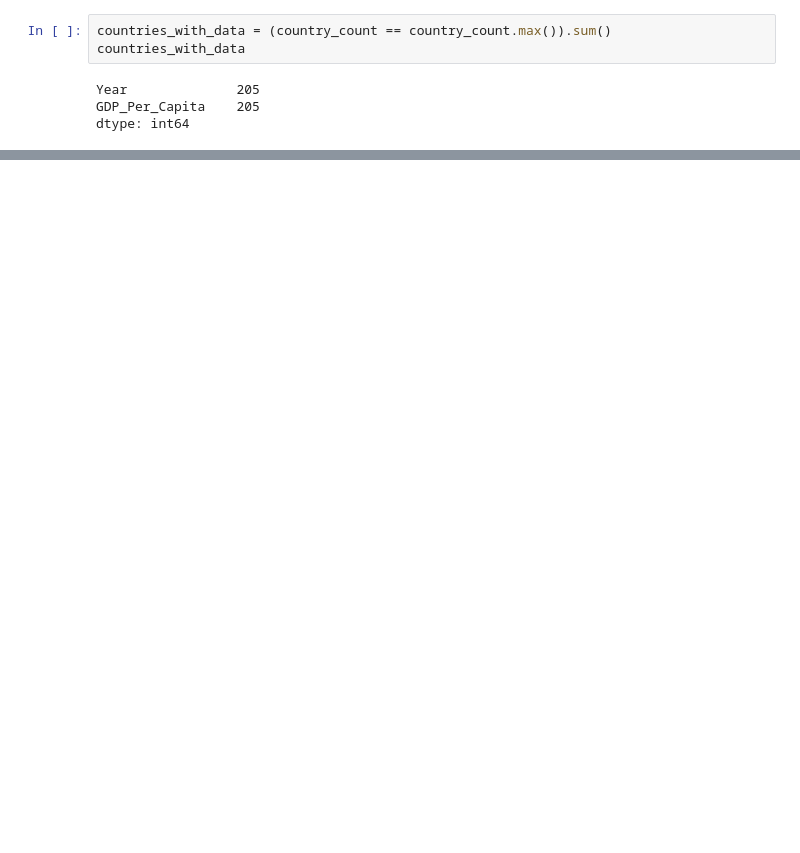
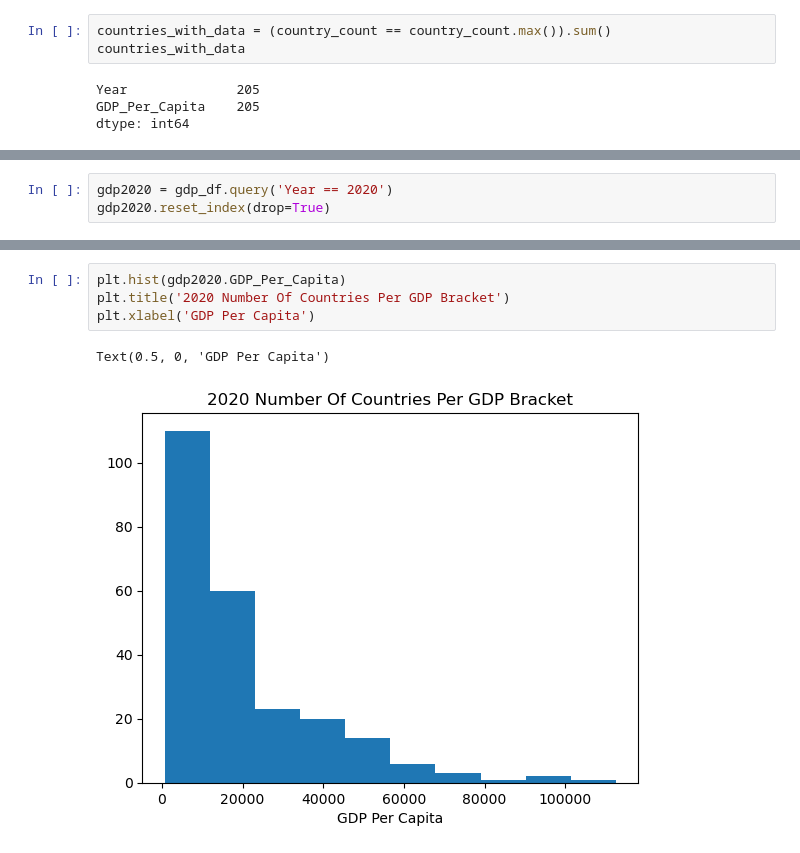
Before and after one commit to NSS-Full-Time-Data-Analytics-11/un-project-nelson-aaron-j, a Jupyter notebook: notebooks/nelson_un_project.ipynb, the cells around one changed output, grey strips where cells are left out. Saved outputs shown, nothing was run; the diff lists cells and outputs as text; blank space fills up the shorter version.

Commit message:
graph section complete

```diff
--- a/notebooks/nelson_un_project.ipynb
+++ b/notebooks/nelson_un_project.ipynb
@@ -159,0 +170,3 @@ Look at the number of observations per year. What do you notice?
+# %%
+gdp2020 = gdp_df.query('Year == 2020')
+gdp2020.reset_index(drop=True)
@@ -159,0 +187,7 @@ Look at the number of observations per year. What do you notice?
+# %%
+plt.hist(gdp2020.GDP_Per_Capita)
+plt.title('2020 Number Of Countries Per GDP Bracket')
+plt.xlabel('GDP Per Capita')
+# %% [output]
+Text(0.5, 0, 'GDP Per Capita')
+[figure, added]
```
Also changed, not shown: parts of 17 cells of this notebook.
